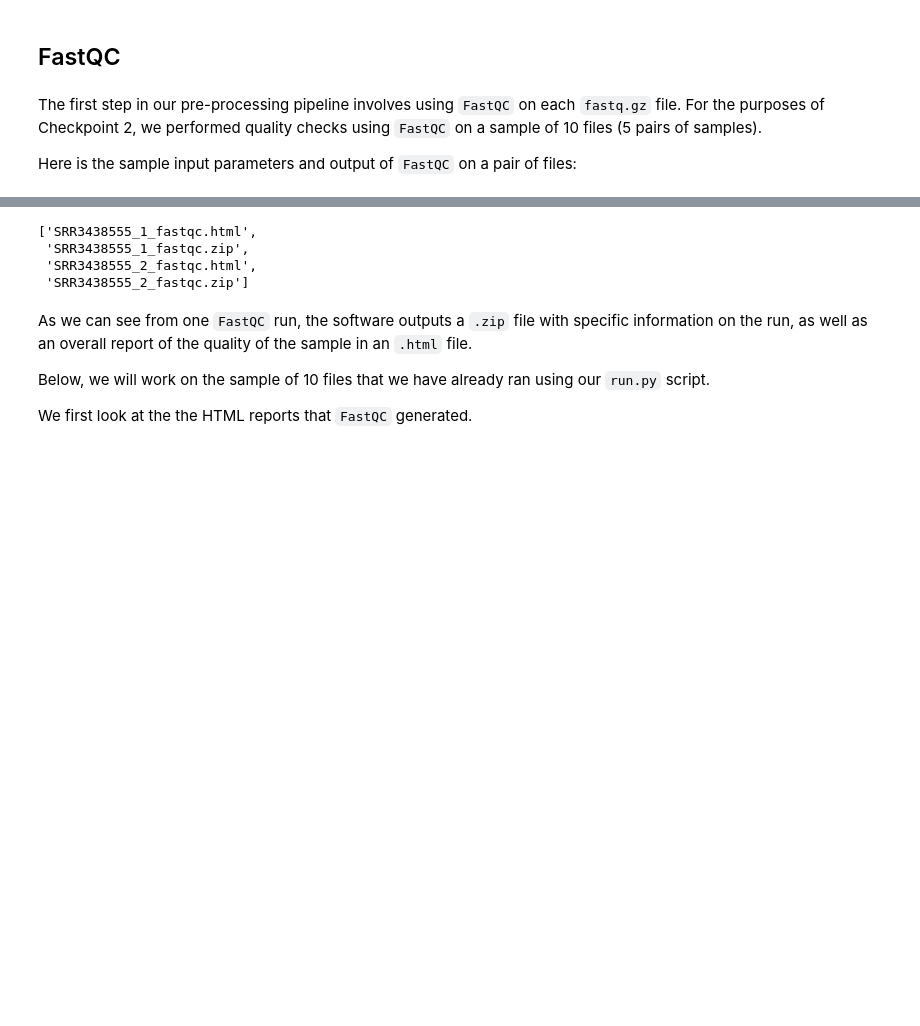
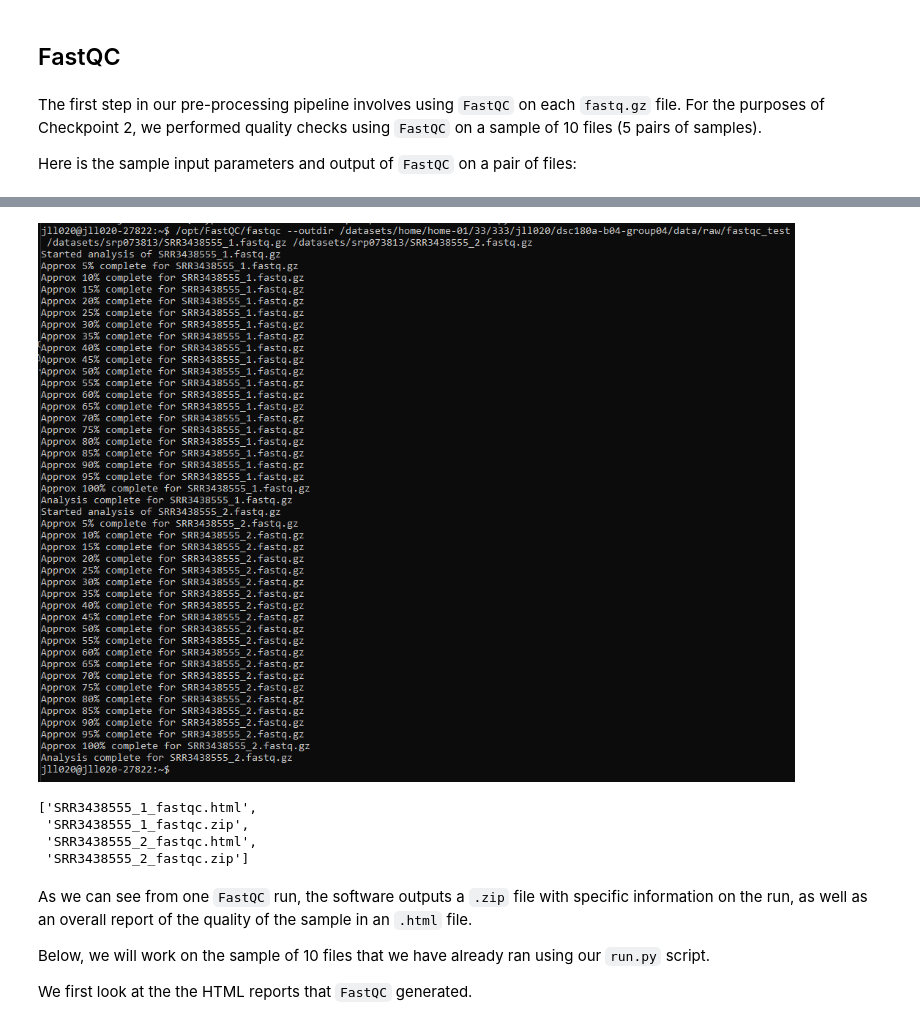
Before and after one commit to justinlu09/DSC180A-Genetics-Project, a Jupyter notebook: report.ipynb, the cells around one changed output, grey strips where cells are left out. Drawn from its saved outputs; the diff is of its cells as text; code cells hidden in the pictures; blank space fills up the shorter version.

```diff
--- a/report.ipynb
+++ b/report.ipynb
@@ -28,3 +26,8 @@ Sample `FastQC` output:
+# %%
+from IPython.display import Image
+Image(filename="images/FastqcSample.png")
+# %% [output]
+[figure, added]
 # %%
 fq_output = []
 for i in os.listdir('/datasets/home/home-01/33/333/jll020/dsc180a-b04-group04/data/raw/fastqc_test'):
```
Also changed, not shown: parts of 1 cell of this notebook.
